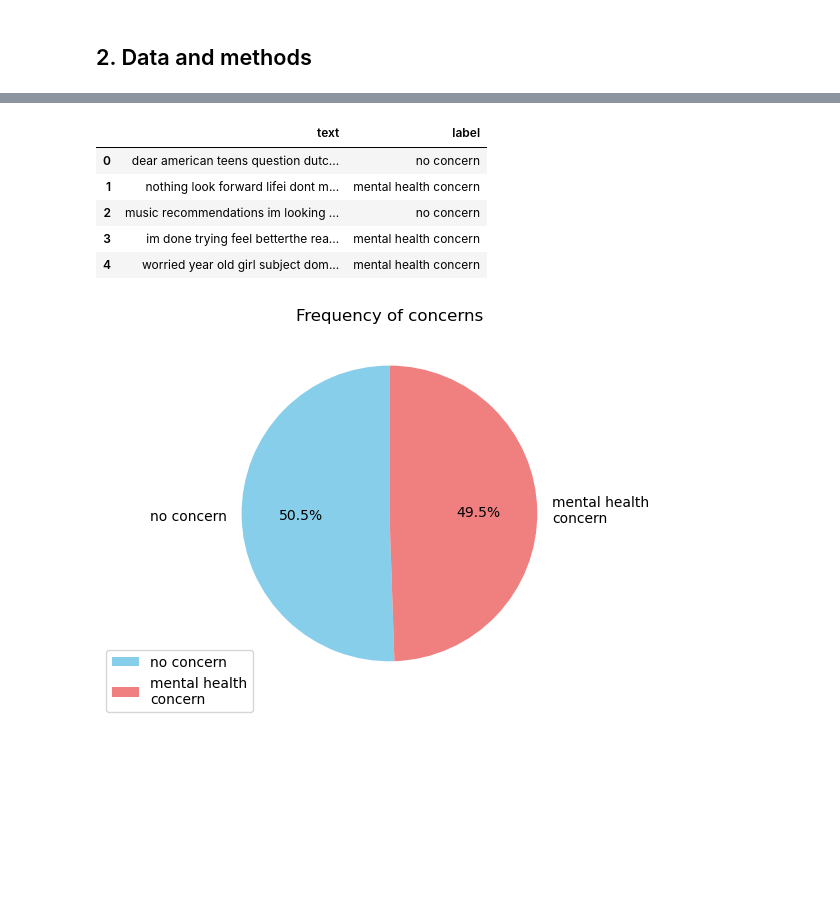
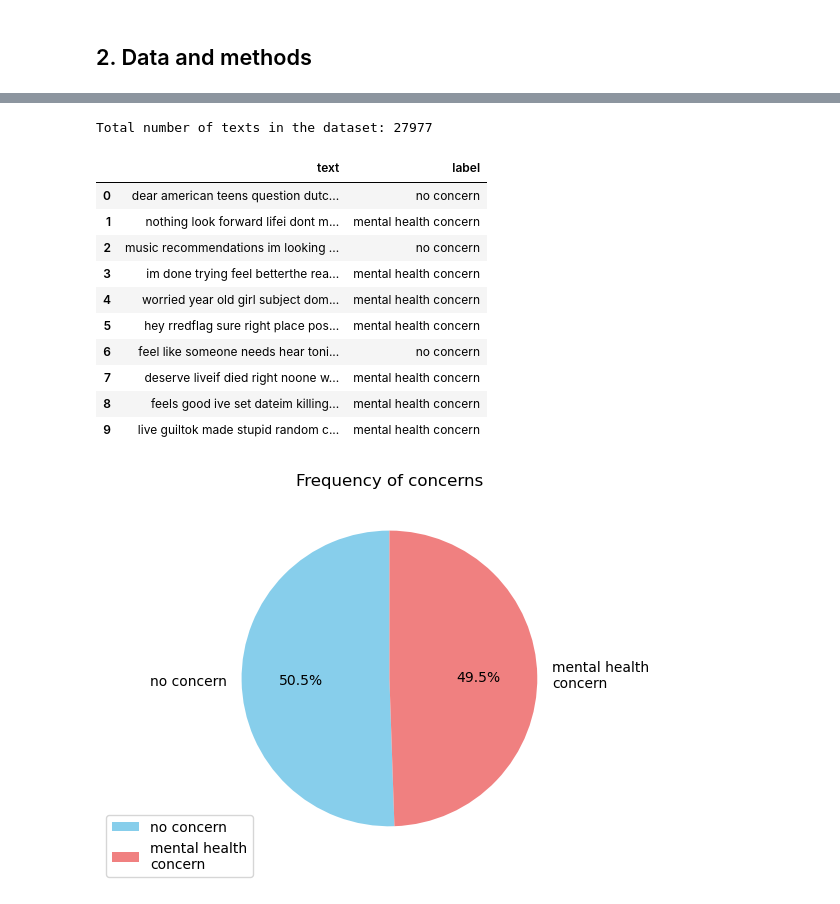
Before and after one commit to anabi77498/text-translation-and-bert, a Jupyter notebook: project.ipynb, the cells around one changed output, grey strips where cells are left out. Saved outputs shown, nothing was run; the diff lists cells and outputs as text; code cells hidden in the pictures; blank space fills up the shorter version.

```diff
--- a/project.ipynb
+++ b/project.ipynb
@@ -96,16 +118,22 @@ import seaborn as sns
 # %%
 # Loading and observing dataset
-
 mh_texts = pd.read_csv("data/mental_health.csv")
 mh_texts['label'] = mh_texts['label'].map({0: 'no concern', 1: 'mental health concern'})
-mh_texts.head()
+print("Total number of texts in the dataset:", len(mh_texts["text"]))
+mh_texts.head(10)
 # %% [output]
+Total number of texts in the dataset: 27977
 |  | text | label |
 | 0 | dear american teens question dutc... | no concern |
 | 1 | nothing look forward lifei dont m... | mental health concern |
 | 2 | music recommendations im looking ... | no concern |
 | 3 | im done trying feel betterthe rea... | mental health concern |
 | 4 | worried year old girl subject dom... | mental health concern |
+| 5 | hey rredflag sure right place pos... | mental health concern |
+| 6 | feel like someone needs hear toni... | no concern |
+| 7 | deserve liveif died right noone w... | mental health concern |
+| 8 | feels good ive set dateim killing... | mental health concern |
+| 9 | live guiltok made stupid random c... | mental health concern |
 # %%
 # Plotting a pie chart
 # Calculate the value counts of the 'category' column
```
Also changed, not shown: parts of 15 cells of this notebook.
